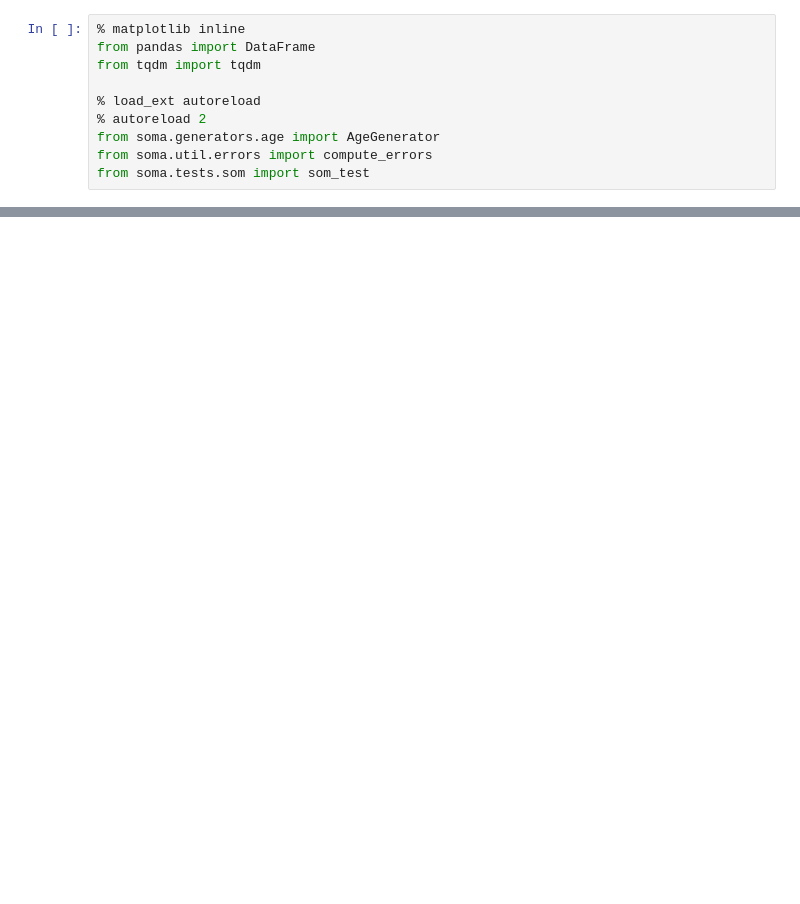
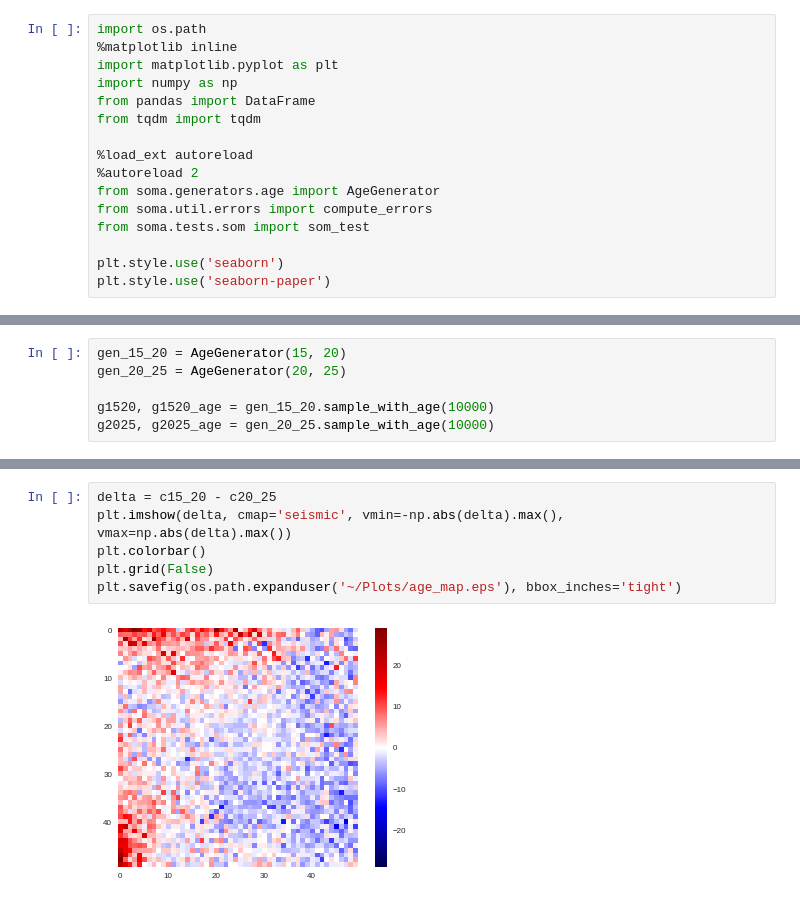
Before and after one commit to ayllon/SOMA, a Jupyter notebook: notebooks/age_dataset.ipynb, the cells around one changed output, grey strips where cells are left out. Saved outputs shown, nothing was run; the diff lists cells and outputs as text; blank space fills up the shorter version.

```diff
--- a/notebooks/age_dataset.ipynb
+++ b/notebooks/age_dataset.ipynb
@@ -1,10 +1,16 @@
 # %%
-% matplotlib inline
+import os.path
+%matplotlib inline
+import matplotlib.pyplot as plt
+import numpy as np
 from pandas import DataFrame
 from tqdm import tqdm
 
-% load_ext autoreload
-% autoreload 2
+%load_ext autoreload
+%autoreload 2
 from soma.generators.age import AgeGenerator
 from soma.util.errors import compute_errors
 from soma.tests.som import som_test
+
+plt.style.use('seaborn')
+plt.style.use('seaborn-paper')
@@ -60,0 +43,6 @@ results
+# %%
+gen_15_20 = AgeGenerator(15, 20)
+gen_20_25 = AgeGenerator(20, 25)
+
+g1520, g1520_age = gen_15_20.sample_with_age(10000)
+g2025, g2025_age = gen_20_25.sample_with_age(10000)
@@ -60,0 +74,8 @@ results
+# %%
+delta = c15_20 - c20_25
+plt.imshow(delta, cmap='seismic', vmin=-np.abs(delta).max(), vmax=np.abs(delta).max())
+plt.colorbar()
+plt.grid(False)
+plt.savefig(os.path.expanduser('~/Plots/age_map.eps'), bbox_inches='tight')
+# %% [output]
+[figure, added]
```
Also changed, not shown: parts of 9 cells of this notebook, 1 other file.
